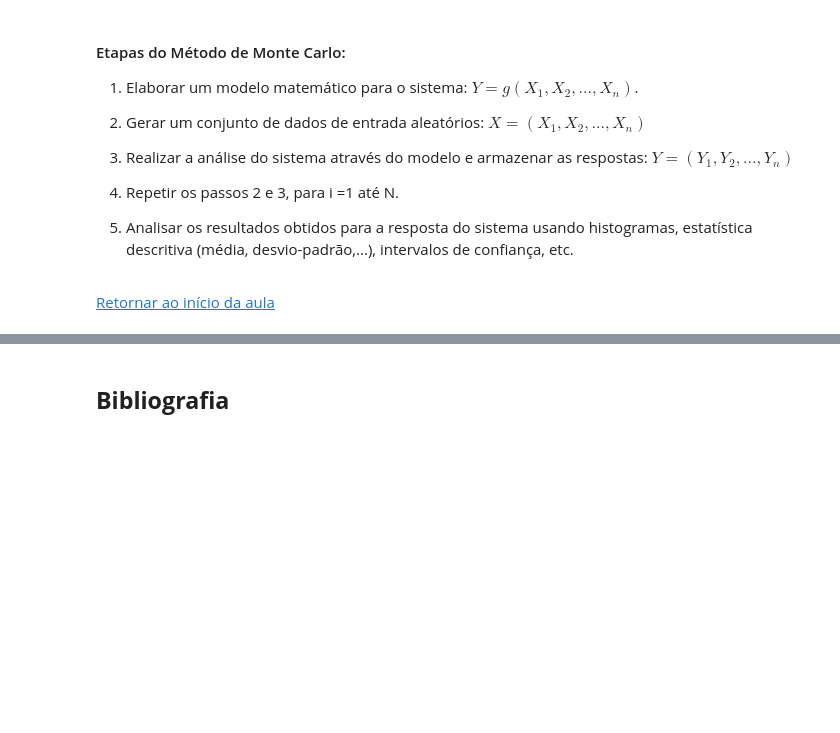
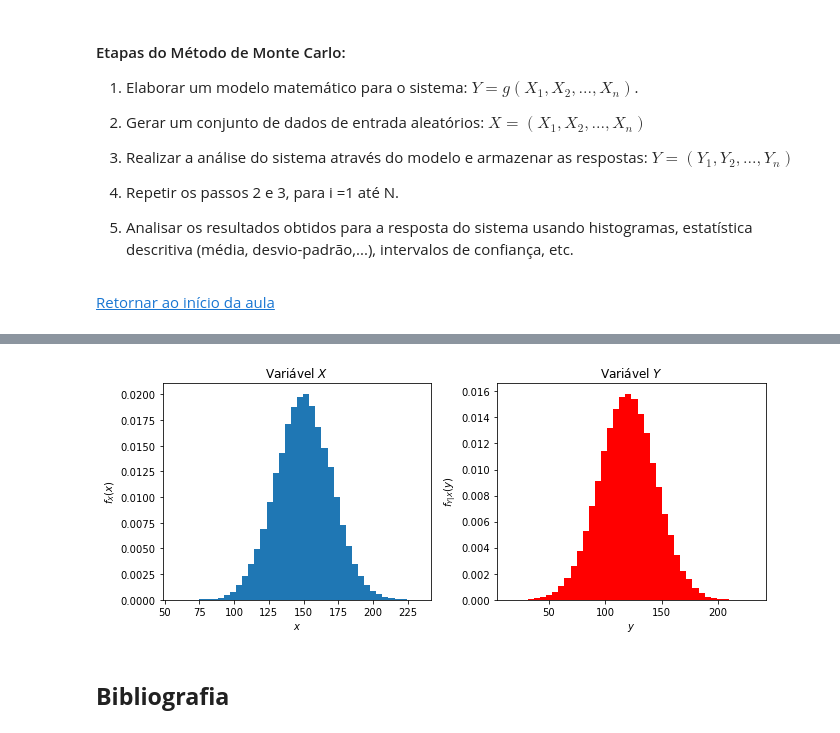
Before and after one commit to mvreal/Confiabilidade-em-Engenharia, a Jupyter notebook: Capitulo_6-1.ipynb, the cells around one changed output, grey strips where cells are left out. Saved outputs shown, nothing was run; the diff lists cells and outputs as text; code cells hidden in the pictures; blank space fills up the shorter version.

```diff
--- a/Capitulo_6-1.ipynb
+++ b/Capitulo_6-1.ipynb
@@ -120,3 +371,39 @@ $$\sigma_Y = \sqrt{\sum_{i=1}^{n}\frac{(y_i-\mu_Y)^2}{n-1}}$$
+# %%
+"""
+Geração de variáveis normais correlacionadas
+"""
+#Dados de entrada:
+n = 100000
+mu_x = 150
+sigma_x = 20
+mu_y = 120
+sigma_y = 25
+rho = 0.75
+# Geração de números randômicos de distribuição uniforme
+u1 = np.random.rand(n)
+u2 = np.random.rand(n)
+# Geração de variáveis normais correlacionadas x e y
+x = mu_x + sigma_x * np.sqrt(- 2 * np.log(u1)) * np.cos(2 * np.pi * u2)
+mu_yx = mu_y + rho * sigma_y / sigma_x * (x - mu_x)
+sigma_yx = sigma_y * np.sqrt(1 - rho ** 2)
+y = mu_yx + sigma_yx * np.sqrt(- 2 * np.log(u1)) * np.sin(2 * np.pi * u2)
+# Histogramas
+# Histograma dos valores de yi
+plt.figure(1, figsize=(9.5, 4))
+plt.subplot(1, 2, 1)
+fx = plt.hist(x, bins=40, density=True)
+plt.xlabel(r'$x$')
+plt.ylabel(r'$f_{X}(x)$')
+plt.title('Variável $X$')
+plt.subplot(1, 2, 2)
+fx = plt.hist(y, bins=40, density=True, color="red")
+plt.xlabel(r'$y$')
+plt.ylabel(r'$f_{Y|X}(y)$')
+plt.title('Variável $Y$')
+plt.tight_layout()
+plt.show()
+# %% [output]
+[figure, added]
 # %% [markdown]
 ## __Bibliografia__
 # %% [markdown]
```
Also changed, not shown: parts of 10 cells of this notebook, 11 other files.
